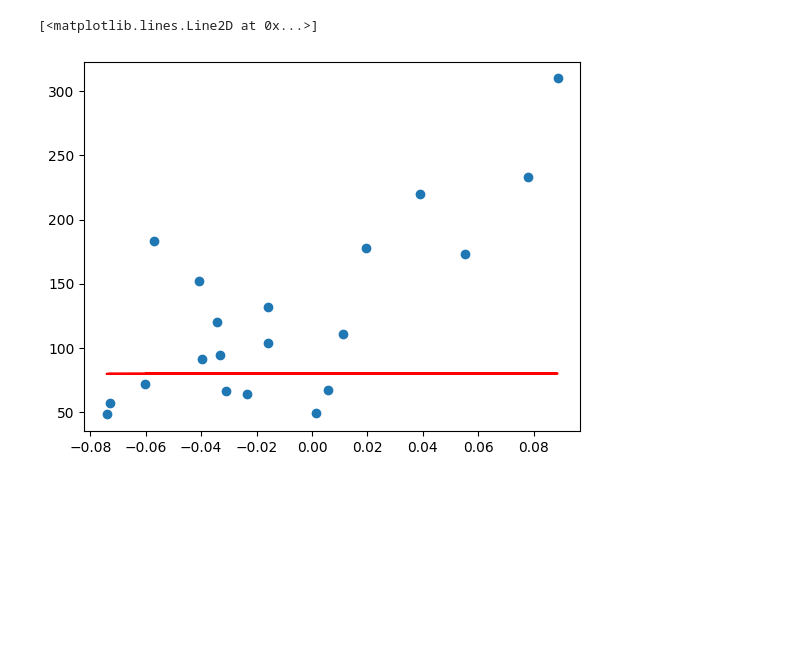
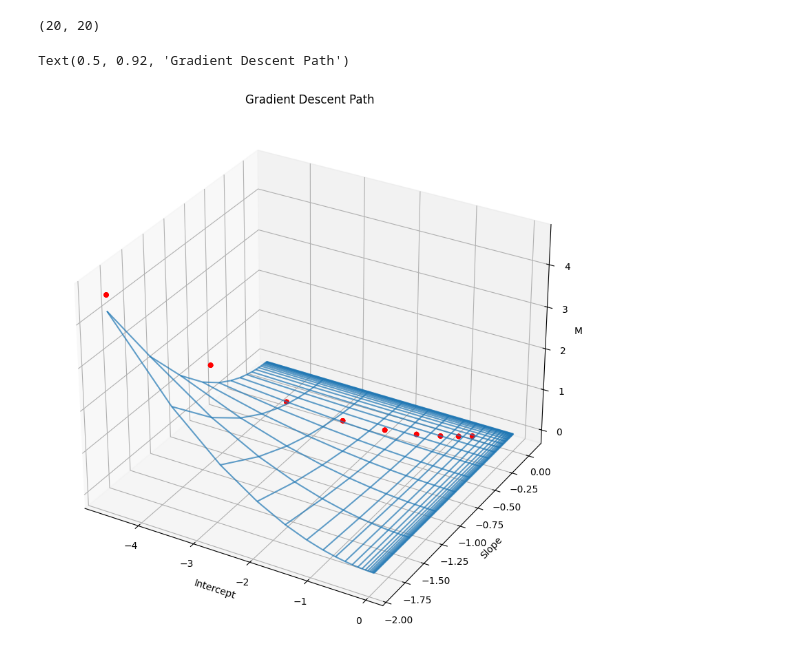
Before and after one commit to Q-Dead/Machine-Learning-Projects, a Jupyter notebook: Gradient Descent-Linear Regresion/Linear-regression-from-scratch.ipynb, the cells around one changed output. Cells and saved outputs as stored; diff of their text form; code cells hidden in the pictures; blank space fills up the shorter version.

```diff
--- a/Gradient Descent-Linear Regresion/Linear-regression-from-scratch.ipynb
+++ b/Gradient Descent-Linear Regresion/Linear-regression-from-scratch.ipynb
@@ -197,0 +208,7 @@ def gradient_descent(x, y, y_hat, b):
+# %%
+mse_lst = list()
+
+for i in mse:
+    mse_lst.append(i[0])
+
+mse_lst
@@ -198,3 +236,30 @@ def gradient_descent(x, y, y_hat, b):
+# %%
+j = (np.array(mse_lst) * np.array(mse_lst).reshape(-1, 1))/5
+j.shape
+# %% [output]
+(20, 20)
+# %%
+from mpl_toolkits.mplot3d import Axes3D
+
+# Create a 3D figure
+fig = plt.figure(figsize=(20,10))
+
+ax = fig.add_subplot(111, projection='3d')
+
+# Plot the wireframe using the grid
+wave = ax.surf = ax.plot_wireframe(W_grid, B_grid, j, cmap = plt.cm.cividis, alpha=0.7 )
+
+for i in range(9):
+    ax.scatter(slope_lst[i], intercept_lst[i], mse[i], marker='o',color="red")
+
+# Add labels and title
+ax.set_xlabel('Intercept')
+ax.set_ylabel('Slope')
+ax.set_zlabel('MSE')
+ax.set_title('Gradient Descent Path')
+# %% [output]
+Text(0.5, 0.92, 'Gradient Descent Path')
+[figure, added]
 # %%
 # Load the diabetes dataset
 diabetes_X, diabetes_y = datasets.load_diabetes(return_X_y=True)
@@ -209,16 +274,3 @@ diabetes_X_test = diabetes_X[-20:]
 # Split the targets into training/testing sets
 diabetes_y_train = diabetes_y[:-20]
 diabetes_y_test = diabetes_y[-20:]
-# %%
-lin_reg = LinearRegression()
-lin_reg.fit(X=diabetes_X_test, y=diabetes_y_test)
-result = lin_reg.predict(X=diabetes_X_test)
-
-
-y_pred = lin_reg.predict(diabetes_X)
-#plt.scatter( diabetes_X_train , diabetes_y_train)
-plt.scatter( diabetes_X_test , diabetes_y_test)
-plt.plot(diabetes_X_test, result, color='red')
-# %% [output]
-[<matplotlib.lines.Line2D at 0x...>]
-[figure, removed]
```
Also changed, not shown: parts of 21 cells of this notebook.
